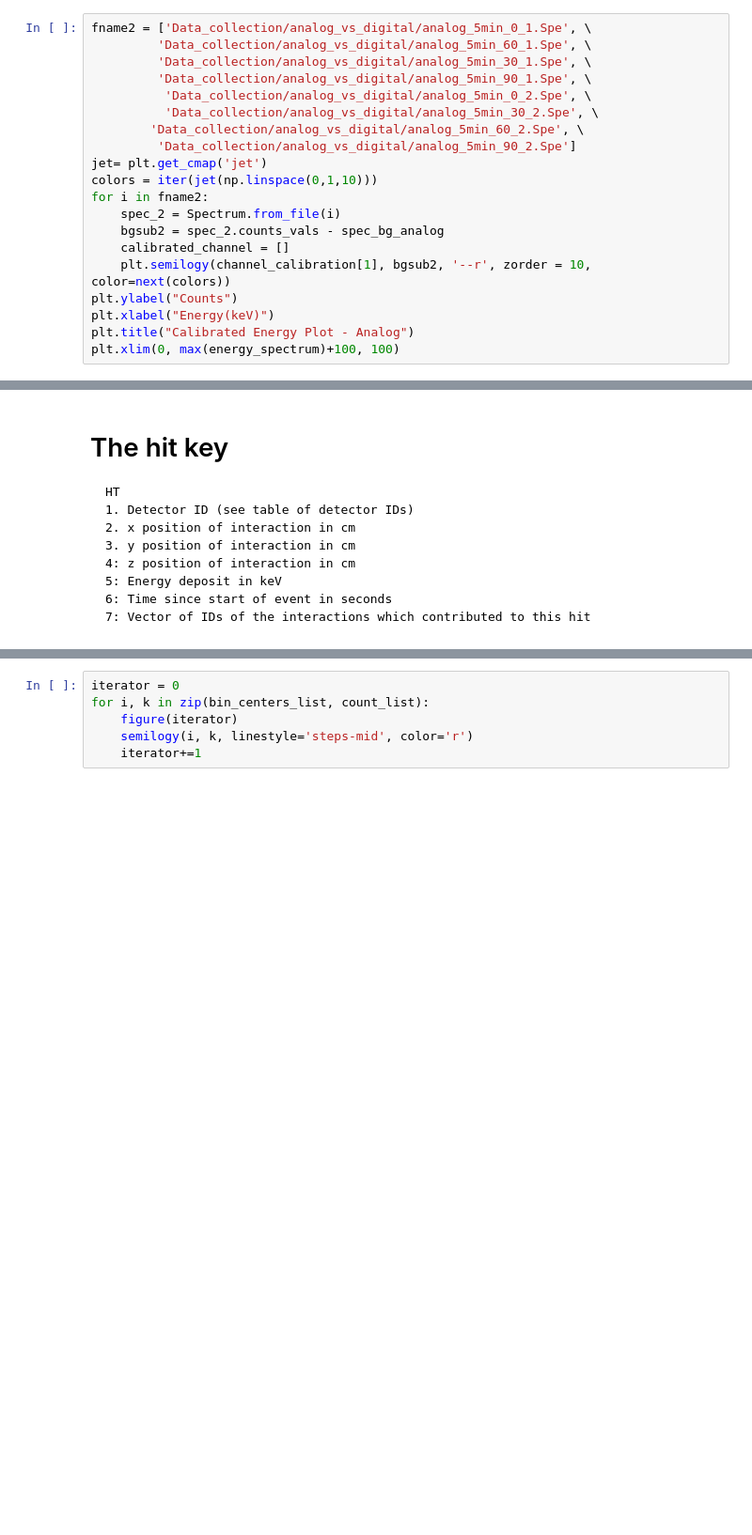
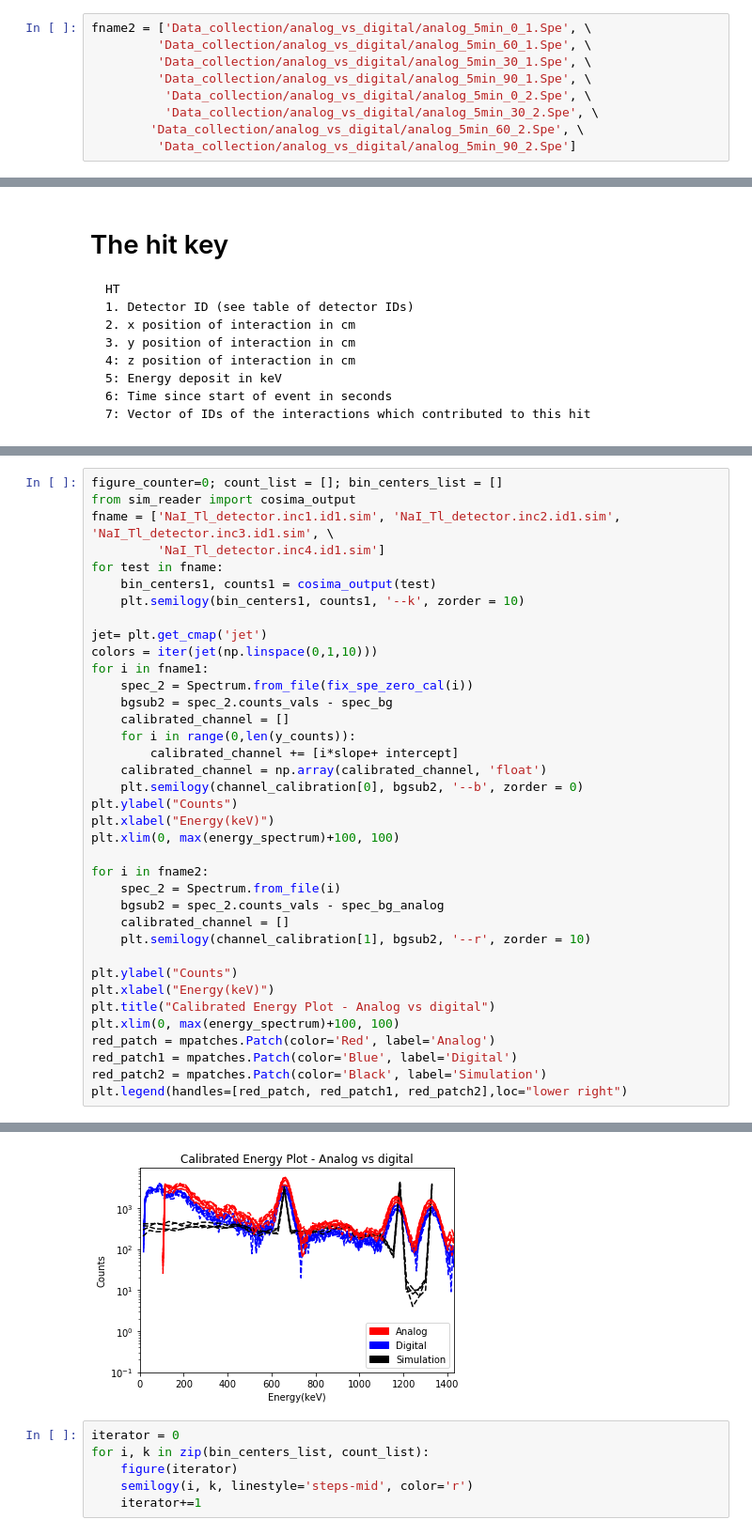
Before and after one commit to mattmar2410/Digibase-vs-Analog-comparison, a Jupyter notebook: digibase_analog_comparison/NaI_analysis.ipynb, the cells around one changed output, grey strips where cells are left out. Shown: that part at 94% size. Cells and saved outputs as stored; diff of their text form; blank space fills up the shorter version.

```diff
--- a/digibase_analog_comparison/NaI_analysis.ipynb
+++ b/digibase_analog_comparison/NaI_analysis.ipynb
@@ -263,14 +229,3 @@ fname2 = ['Data_collection/analog_vs_digital/analog_5min_0_1.Spe', \
           'Data_collection/analog_vs_digital/analog_5min_30_2.Spe', \
         'Data_collection/analog_vs_digital/analog_5min_60_2.Spe', \
          'Data_collection/analog_vs_digital/analog_5min_90_2.Spe']
-jet= plt.get_cmap('jet')
-colors = iter(jet(np.linspace(0,1,10)))
-for i in fname2:
-    spec_2 = Spectrum.from_file(i)
-    bgsub2 = spec_2.counts_vals - spec_bg_analog
-    calibrated_channel = []
-    plt.semilogy(channel_calibration[1], bgsub2, '--r', zorder = 10, color=next(colors))
-plt.ylabel("Counts")
-plt.xlabel("Energy(keV)")
-plt.title("Calibrated Energy Plot - Analog")
-plt.xlim(0, max(energy_spectrum)+100, 100)
@@ -408,0 +245,38 @@ FileNotFoundError: [Errno 2] No such file or directory: 'D'
+# %%
+figure_counter=0; count_list = []; bin_centers_list = []
+from sim_reader import cosima_output
+fname = ['NaI_Tl_detector.inc1.id1.sim', 'NaI_Tl_detector.inc2.id1.sim', 'NaI_Tl_detector.inc3.id1.sim', \
+         'NaI_Tl_detector.inc4.id1.sim']
+for test in fname:
+    bin_centers1, counts1 = cosima_output(test)
+    plt.semilogy(bin_centers1, counts1, '--k', zorder = 10)
+
+jet= plt.get_cmap('jet')
+colors = iter(jet(np.linspace(0,1,10)))
+for i in fname1:
+    spec_2 = Spectrum.from_file(fix_spe_zero_cal(i))
+    bgsub2 = spec_2.counts_vals - spec_bg
+    calibrated_channel = []
+    for i in range(0,len(y_counts)):
+        calibrated_channel += [i*slope+ intercept]
+    calibrated_channel = np.array(calibrated_channel, 'float')
+    plt.semilogy(channel_calibration[0], bgsub2, '--b', zorder = 0)
+plt.ylabel("Counts")
+plt.xlabel("Energy(keV)")
+plt.xlim(0, max(energy_spectrum)+100, 100)
+
+for i in fname2:
+    spec_2 = Spectrum.from_file(i)
+    bgsub2 = spec_2.counts_vals - spec_bg_analog
+    calibrated_channel = []
+    plt.semilogy(channel_calibration[1], bgsub2, '--r', zorder = 10)
+
+plt.ylabel("Counts")
+plt.xlabel("Energy(keV)")
+plt.title("Calibrated Energy Plot - Analog vs digital")
+plt.xlim(0, max(energy_spectrum)+100, 100)
+red_patch = mpatches.Patch(color='Red', label='Analog')
+red_patch1 = mpatches.Patch(color='Blue', label='Digital')
+red_patch2 = mpatches.Patch(color='Black', label='Simulation')
+plt.legend(handles=[red_patch, red_patch1, red_patch2],loc="lower right")
+# %% [output]
@@ -409,3 +301,4 @@ FileNotFoundError: [Errno 2] No such file or directory: 'D'
+[figure, added]
 # %%
 iterator = 0
 for i, k in zip(bin_centers_list, count_list):
```
Also changed, not shown: parts of 6 cells of this notebook, 6 other files.
